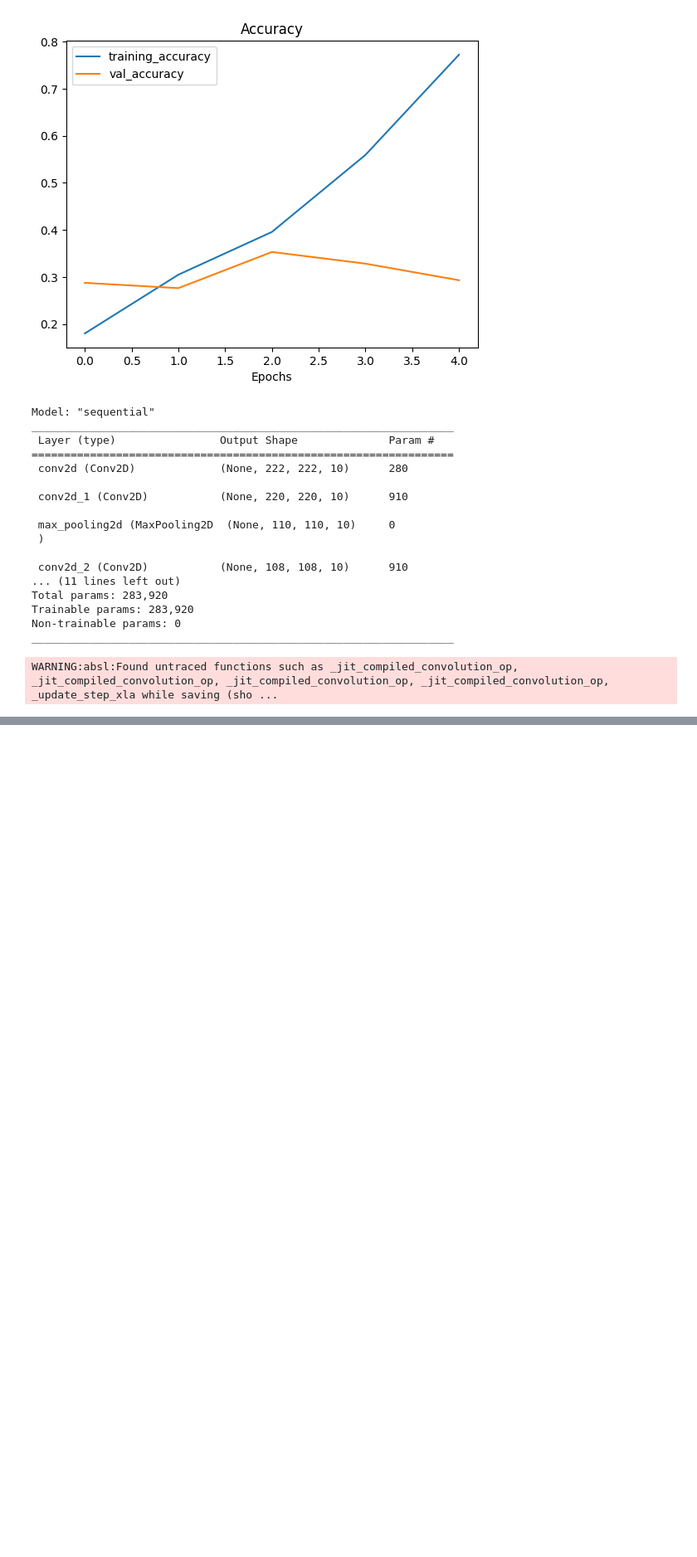
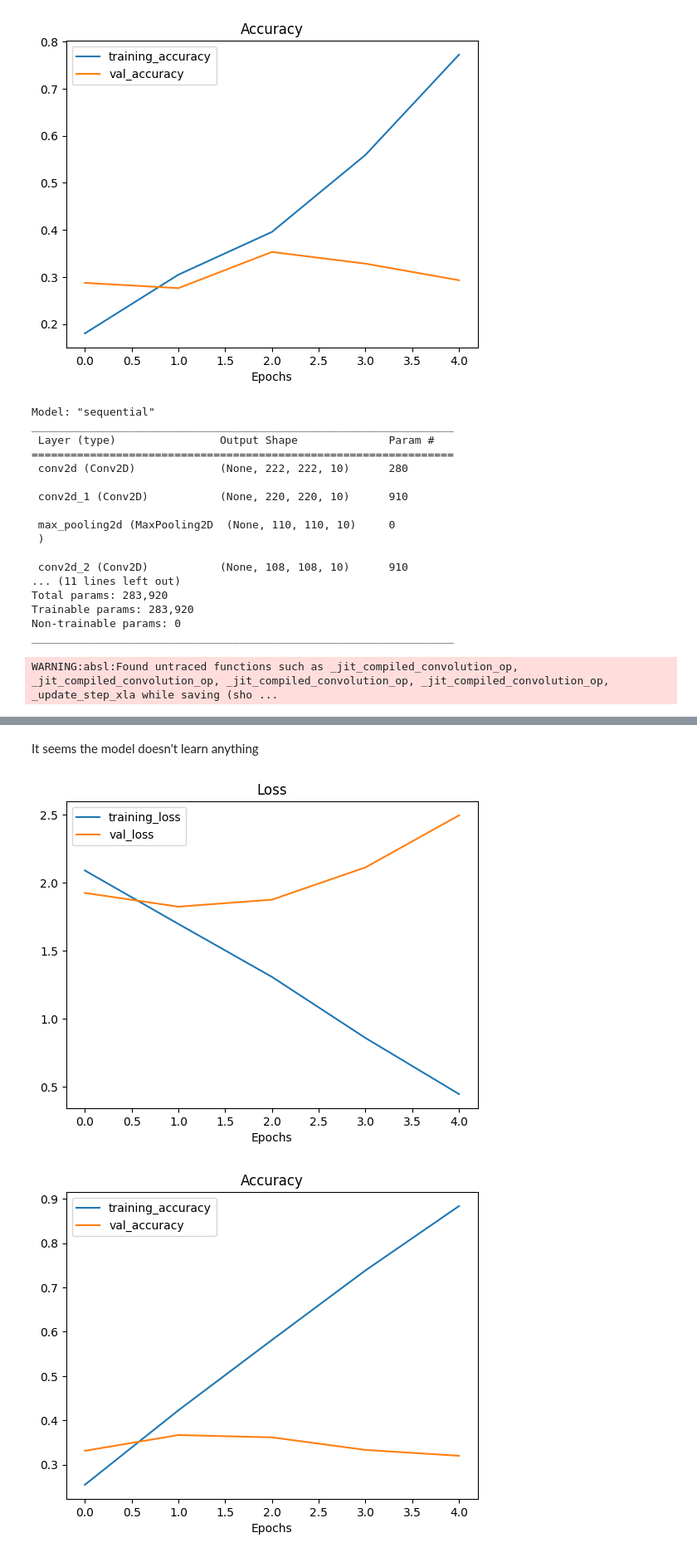
Before and after one commit to Flutevishnu/CNN-model, a Jupyter notebook: CNN_Multi_Class.ipynb, the cells around one changed output, grey strips where cells are left out. Shown: that part at 83% size. Drawn from its saved outputs; the diff is of its cells as text; code cells hidden in the pictures; blank space fills up the shorter version.

Commit message:
Model_1 is trained
The model_1 has 2 convolutional instead of 4 layers, but it seems like it overfits

```diff
--- a/CNN_Multi_Class.ipynb
+++ b/CNN_Multi_Class.ipynb
@@ -217,0 +231,20 @@ model.save('10_class_model_overfit.h5')
+# %%
+model_1 = Sequential([
+    Conv2D(10, 3, activation='relu', input_shape= (224, 224, 3)),
+    MaxPool2D(),
+    Conv2D(10, 3, activation='relu'),
+    MaxPool2D(),
+    Flatten(),
+    Dense(10, activation='softmax')
+])
+
+
+model_1.compile(loss='categorical_crossentropy',
+                optimizer=tf.keras.optimizers.Adam(),
+                metrics=['accuracy'])
+# %%
+history_1 = model_1.fit(train_data,
+                        epochs=5,
+                        steps_per_epoch=len(train_data),
+                        validation_data=test_data,
+                        validation_steps=len(test_data))
@@ -217,0 +267,7 @@ model.save('10_class_model_overfit.h5')
+# %% [markdown]
+It seems the model doesn't learn anything
+# %%
+plot_loss_curve(history_1)
+# %% [output]
+[figure, added]
+[figure, added]
```
Also changed, not shown: parts of 7 cells of this notebook.
